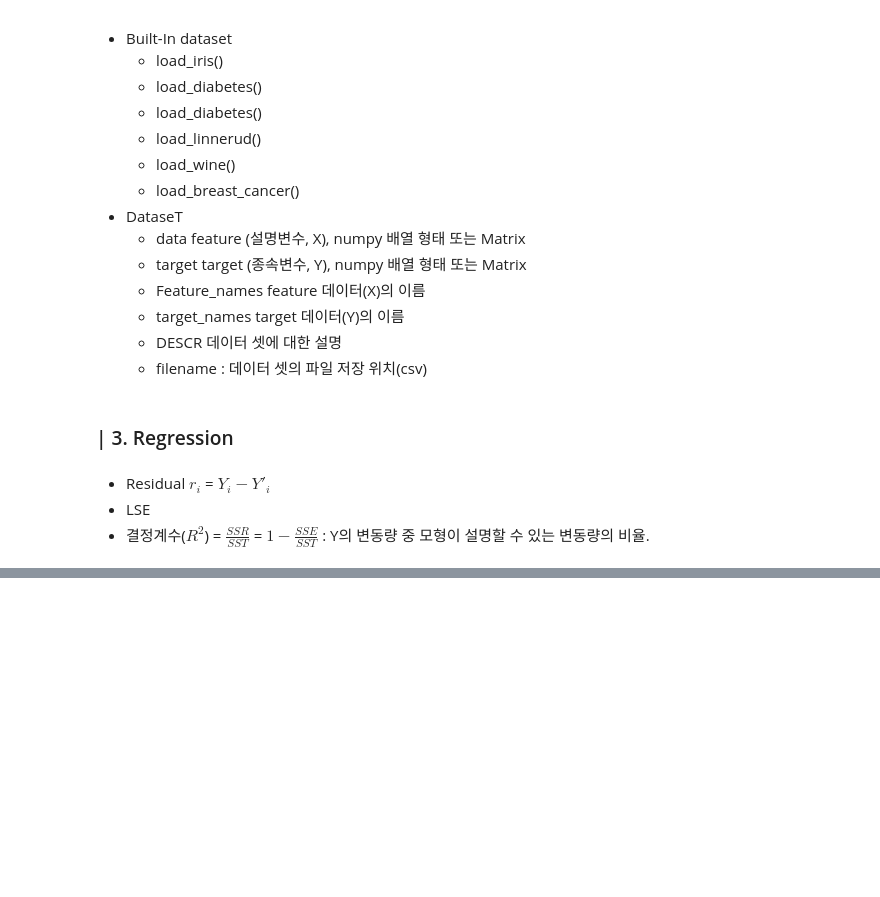
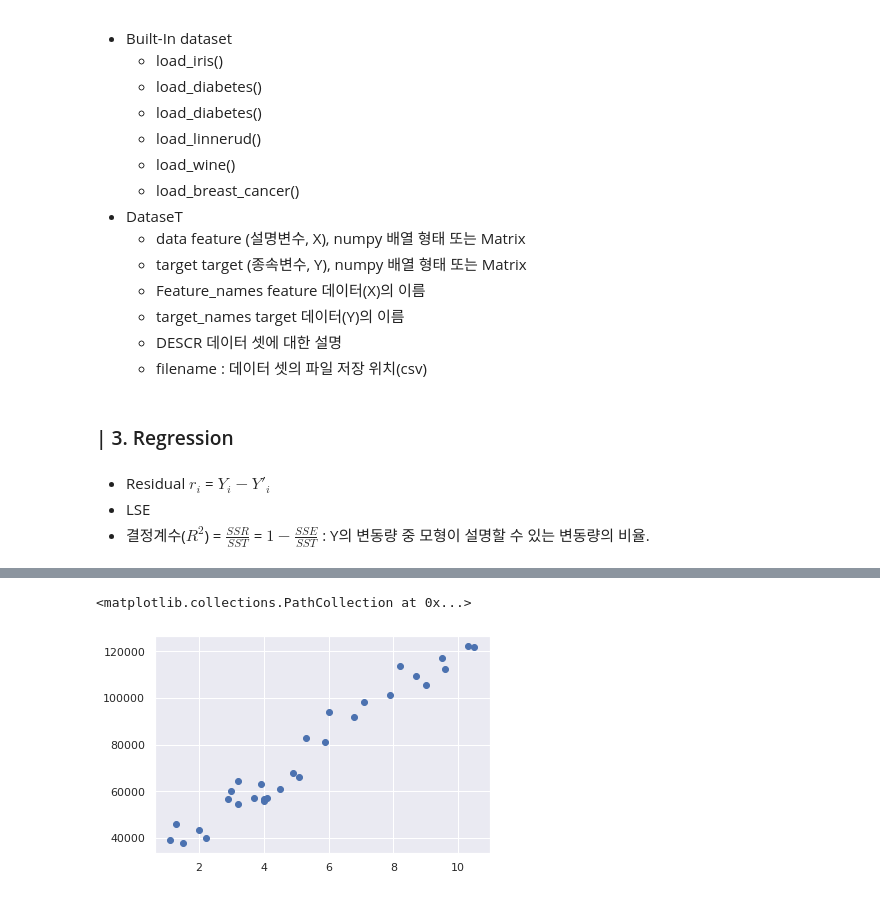
Before and after one commit to Dkepffl/2022-1-Lecture_Note, a Jupyter notebook: Statistical_Methods_for_Big_Data_Analysis/Chapter2.ipynb, the cells around one changed output, grey strips where cells are left out. Saved outputs shown, nothing was run; the diff lists cells and outputs as text; code cells hidden in the pictures; blank space fills up the shorter version.

```diff
--- a/Statistical_Methods_for_Big_Data_Analysis/Chapter2.ipynb
+++ b/Statistical_Methods_for_Big_Data_Analysis/Chapter2.ipynb
@@ -75,0 +86,6 @@ model = LinearRegression()
+# %%
+# 그래프 배경화면을 회색 격자로 설정
+sns.set_theme(color_codes = True)
+# %%
+mydata = pd.read_csv('https://raw.githubusercontent.com/sudarshan-koirala/Salary-Prediciton-based-on-Years-of-Experience/master/Salary_Data.csv')
+mydata.head()
@@ -75,0 +99,8 @@ model = LinearRegression()
+# %%
+# 데이터 전처리 : 데이터를 X와 Y로 나눈다.
+X = mydata.iloc[:,:-1].values # 마지막 column은 제외
+Y = mydata.iloc[:,1].values
+# %%
+# Model Fitting
+mymodel = LinearRegression()
+mymodel.fit(X,Y)
@@ -75,0 +124,6 @@ model = LinearRegression()
+# %%
+# Plotting the observation
+plt.scatter(X,Y, color = 'b') # 산점도. 색상 코드 검색해보기.
+# %% [output]
+<matplotlib.collections.PathCollection at 0x...>
+[figure, added]
```
Also changed, not shown: parts of 47 cells of this notebook.
